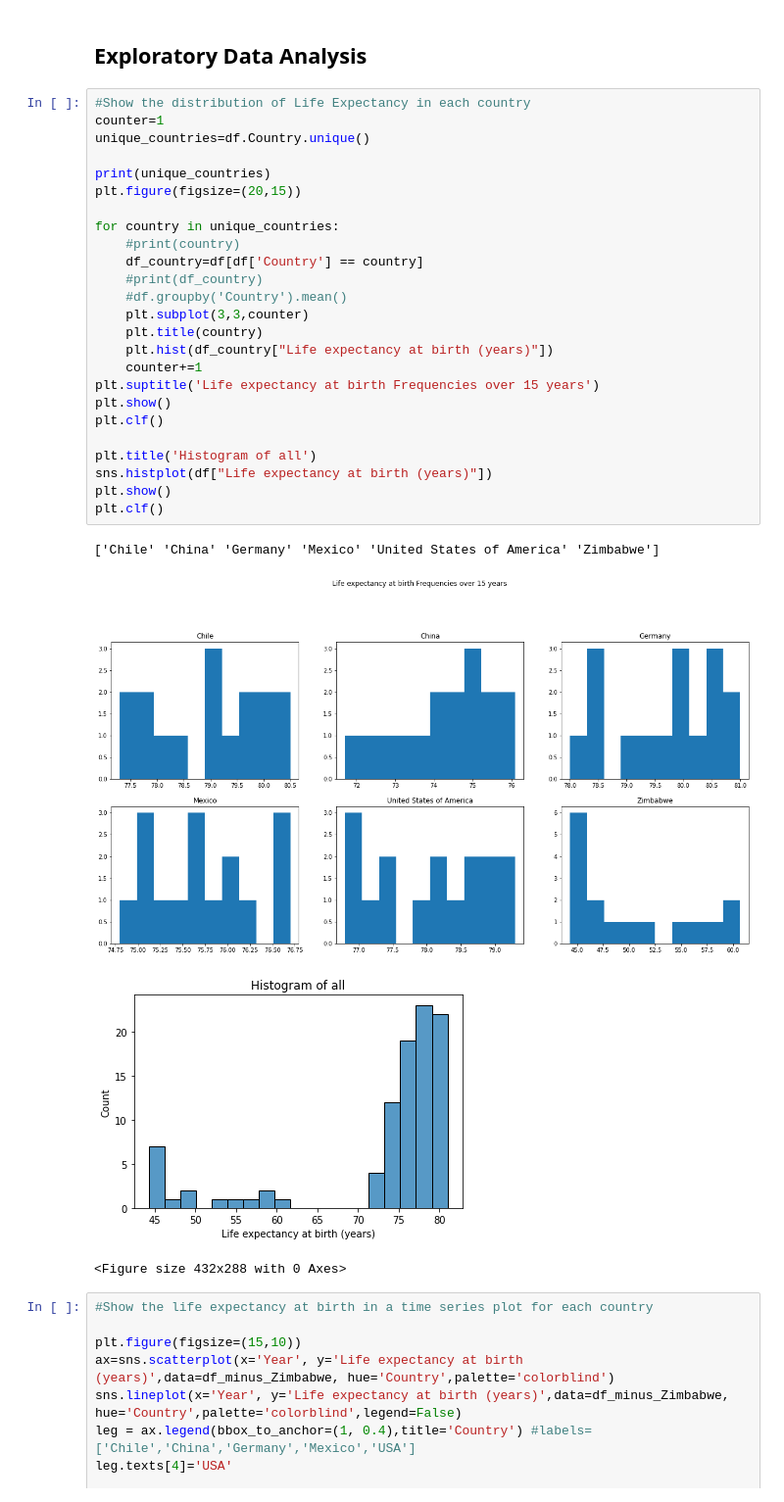
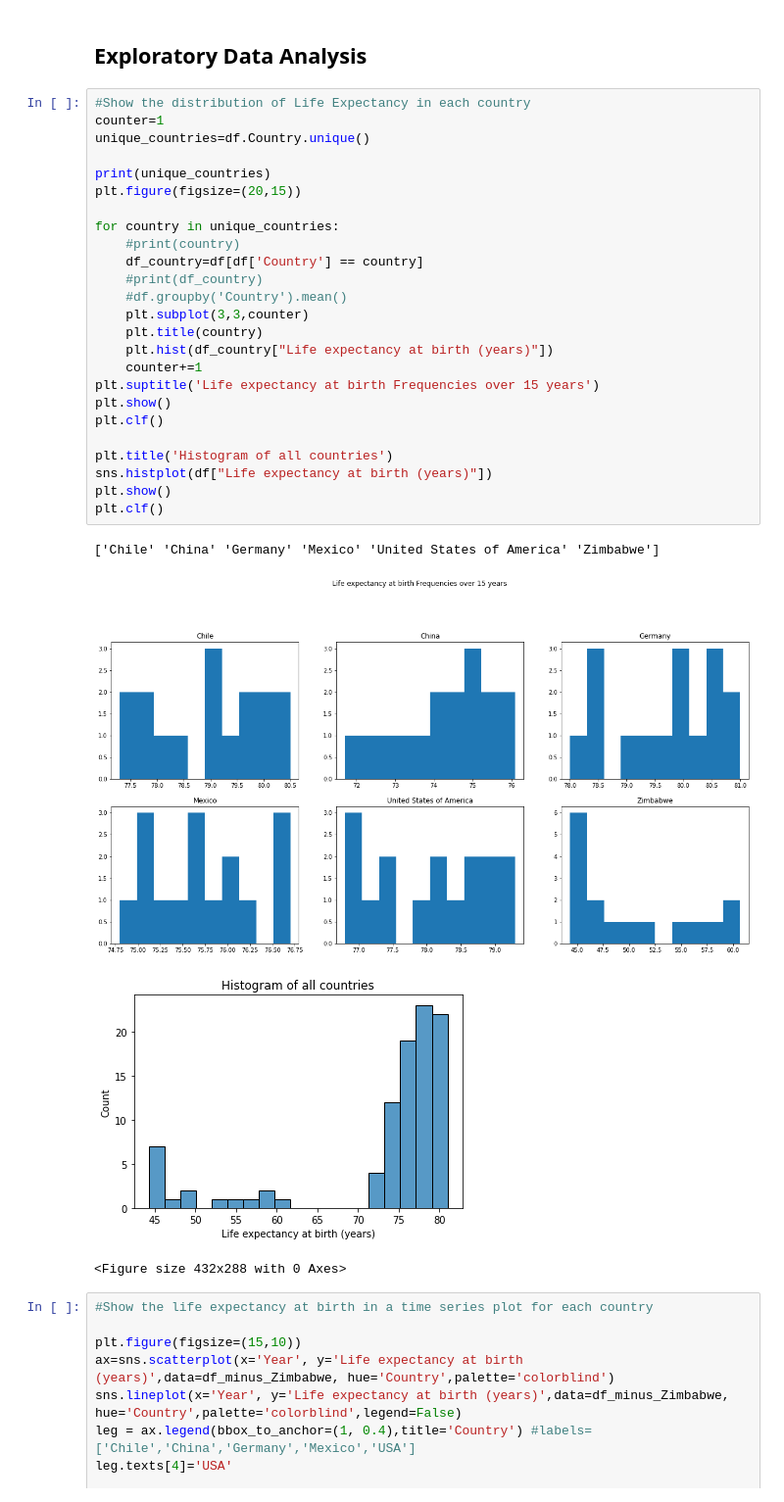
Before and after one commit to egecalay/Life-Expectancy-and-GDP, a Jupyter notebook: life_expectancy_gdp.ipynb, the cells around one changed output. Shown at 98% size. Drawn from its saved outputs; the diff is of its cells as text.

```diff
--- a/life_expectancy_gdp.ipynb
+++ b/life_expectancy_gdp.ipynb
@@ -77,32 +99,32 @@ df.describe()
 # %%
 #Show the distribution of Life Expectancy in each country
 counter=1
 unique_countries=df.Country.unique()
 
 print(unique_countries)
 plt.figure(figsize=(20,15))
 
 for country in unique_countries:
     #print(country)
     df_country=df[df['Country'] == country]
     #print(df_country)
     #df.groupby('Country').mean()
     plt.subplot(3,3,counter)
     plt.title(country)
     plt.hist(df_country["Life expectancy at birth (years)"])
     counter+=1
 plt.suptitle('Life expectancy at birth Frequencies over 15 years')
 plt.show()
 plt.clf()
 
-plt.title('Histogram of all')
+plt.title('Histogram of all countries')
 sns.histplot(df["Life expectancy at birth (years)"])
 plt.show()
 plt.clf()
 # %% [output]
 ['Chile' 'China' 'Germany' 'Mexico' 'United States of America' 'Zimbabwe']
 [figure]
-[figure, old version]
+[figure, new version]
 <Figure size 432x288 with 0 Axes>
 # %%
 #Show the life expectancy at birth in a time series plot for each country
```
Also changed, not shown: parts of 6 cells of this notebook.
